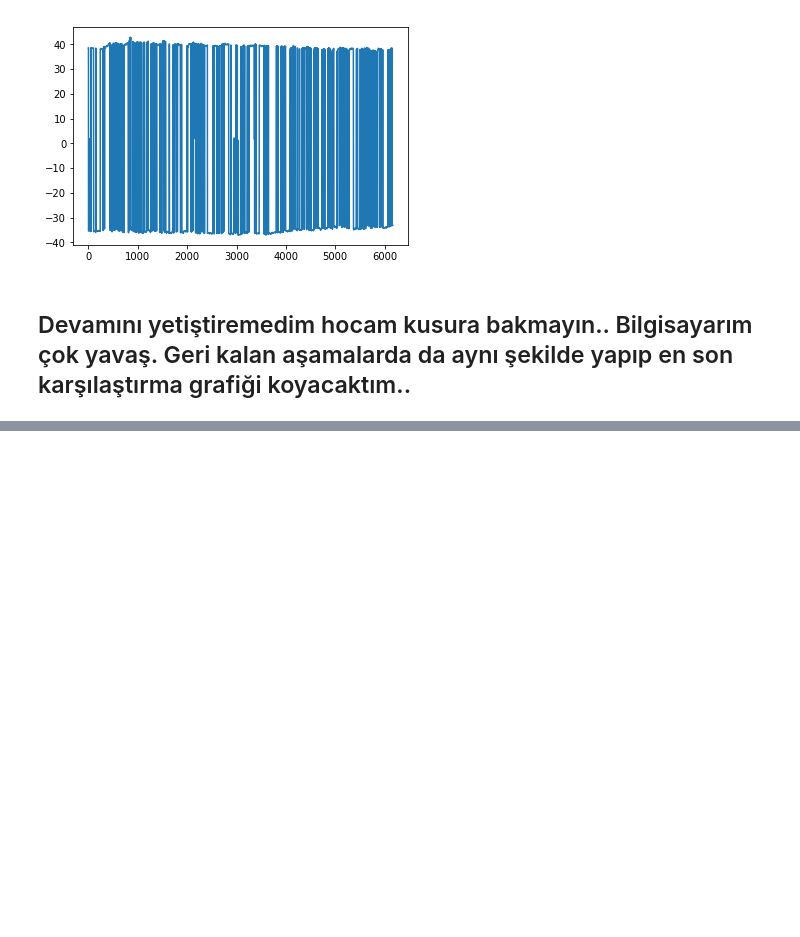
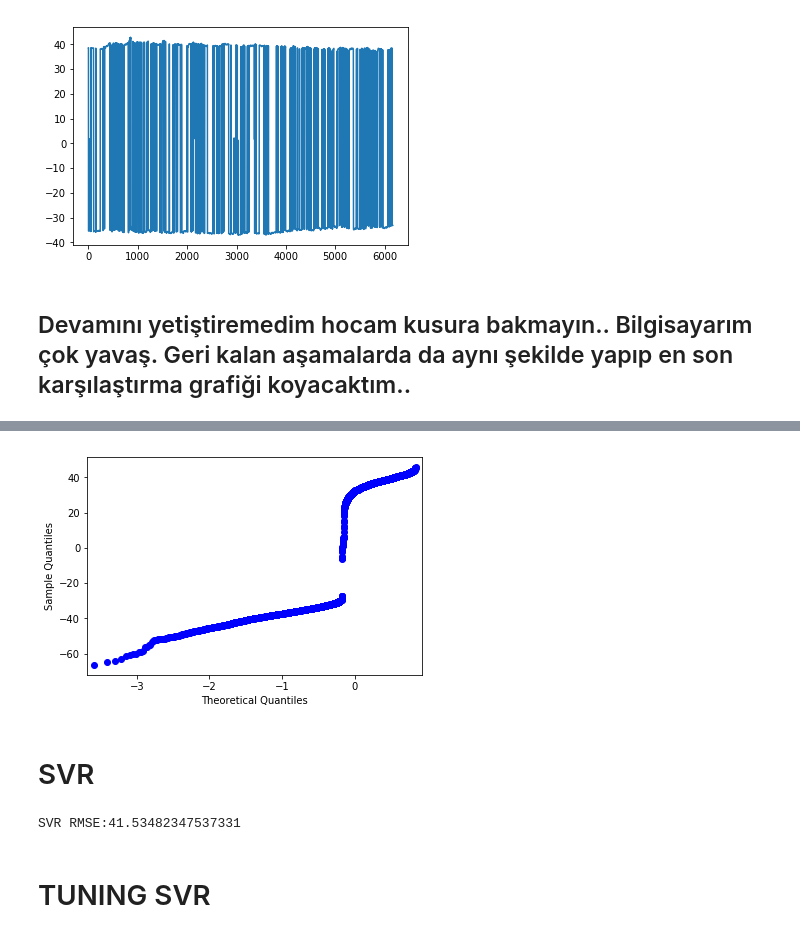
Before and after one commit to Kodluyoruz-Ankara-Veri-Bilimi/SevketAY, a Jupyter notebook: regression.ipynb, the cells around one changed output, grey strips where cells are left out. Cells and saved outputs as stored; diff of their text form; code cells hidden in the pictures; blank space fills up the shorter version.

```diff
--- a/regression.ipynb
+++ b/regression.ipynb
@@ -570,0 +641,12 @@ Warnings:
+# %%
+pre.qqplot_error()
+# %% [output]
+[figure, added]
+# %% [markdown]
+# SVR
+# %%
+pre.SVR()
+# %% [output]
+SVR RMSE:41.53482347537331
+# %% [markdown]
+# TUNING SVR
```
Also changed, not shown: parts of 26 cells of this notebook.
